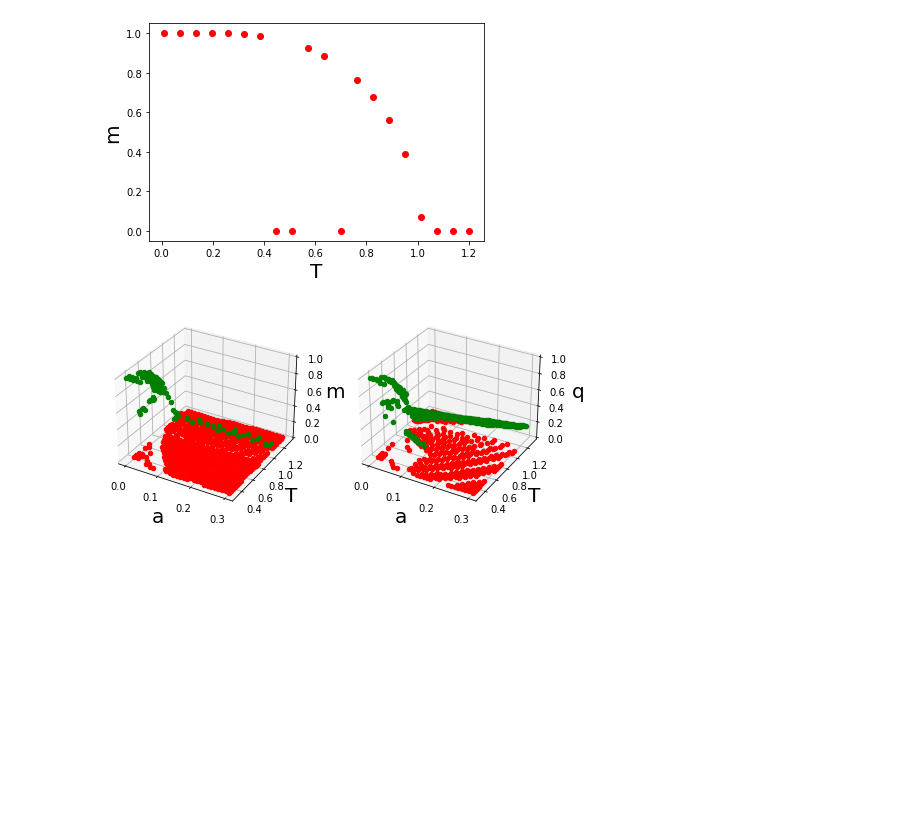
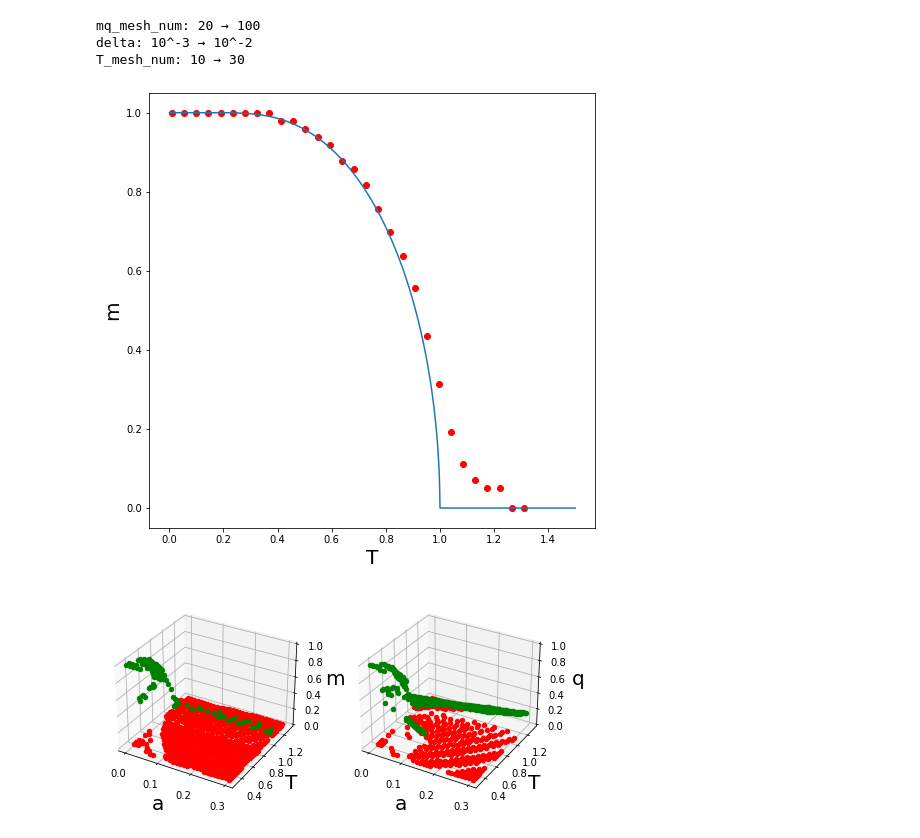
Before and after one commit to yamoyamoto/jupyter, a Jupyter notebook: fp_model/PhaseDiagram-2.ipynb, the cells around one changed output. Saved outputs shown, nothing was run; the diff lists cells and outputs as text; code cells hidden in the pictures; blank space fills up the shorter version.

```diff
--- a/fp_model/PhaseDiagram-2.ipynb
+++ b/fp_model/PhaseDiagram-2.ipynb
@@ -166,69 +278,22 @@ class Solver:
 # %%
-# solver = Solver(30, 30, 50, pow(10, -2), func_f, func_g, 1)
+solve_args = default_solve_args.copy()
 
-# solve_args = {
-#     "a_min": 0,
-#     "a_max": 0.3,
-#     "T_min": 0.31,
-#     "T_max": 1.31,
-#     "m_min": -1,
-#     "m_max": 1,
-#     "q_min": 0,
-#     "q_max": 1,
-# }
+# mqメッシュ, 解の条件(delta)はこれで良さそうなので、
+# プロット数を増やしてみる (これで計算時間= 5s * (5**2) * 3 = 約375s なのでだいぶ限界)
+solve_args["mq_mesh_num"] = 100
+solve_args["delta"] = pow(10, -2)
+solve_args["T_mesh_num"] = 30
 
-# solver.set_args(solve_args)
-# solver.solve()
-# solver.to_csv("result0207.csv")
+print("mq_mesh_num: 20 → 100")
+print("delta: 10^-3 → 10^-2")
+print("T_mesh_num: 10 → 30")
+
+solve_a_0_and_plot(solve_args)
+# %% [output]
+mq_mesh_num: 20 → 100
+delta: 10^-3 → 10^-2
+T_mesh_num: 10 → 30
+[figure, added]
-# %%
-# α=0で検証
-def func_f_2(m, q, a, b):
-    return m - np.tanh(b * m)
-
-def func_g_2(m, q, a, b):
-    return q - np.tanh(b * m) ** 2
-
-
-solver = Solver(1, 20, 500, pow(10, -3), func_f_2, func_g_2, 0)
-solve_args = {
-    "a_min": 0.0,
-    "a_max": 0.0,
-    "T_min": 0.01,
-    "T_max": 1.2,
-    "m_min": -1,
-    "m_max": 1,
-    "q_min": 0,
-    "q_max": 1,
-}
-
-solver.set_args(solve_args)
-solver.solve()
-solver.to_csv("a_0_strict.csv")
-
-
-result_arr = np.loadtxt("./a_0_strict.csv", delimiter=",")
-
-result_a = result_arr[:, 0]
-result_t = result_arr[:, 1]
-result_m = result_arr[:, 2]
-result_q = result_arr[:, 3]
-
-fig = plt.figure()
-ax_3 = fig.add_subplot(111)
-
-ax_3.set_xlabel("T", size = 20)
-ax_3.set_ylabel("m", size = 20)
-
-ax_3.scatter(result_t, result_m, color="red")
-
-plt.show()
-
-# solver = Solver(1, 5, 50, pow(10, -4), func_f, func_g, 0)
-# solver.set_args(solve_args)
-# solver.solve()
-# solver.to_csv("result2.csv")
-# %% [output]
-[figure, removed]
 # %%
 def plot_scatter(_ax, result_a_1, result_t_1, result_z_1, debug=False):
     for i in range(len(result_a_1)):
```
Also changed, not shown: parts of 8 cells of this notebook, 2 other files.
